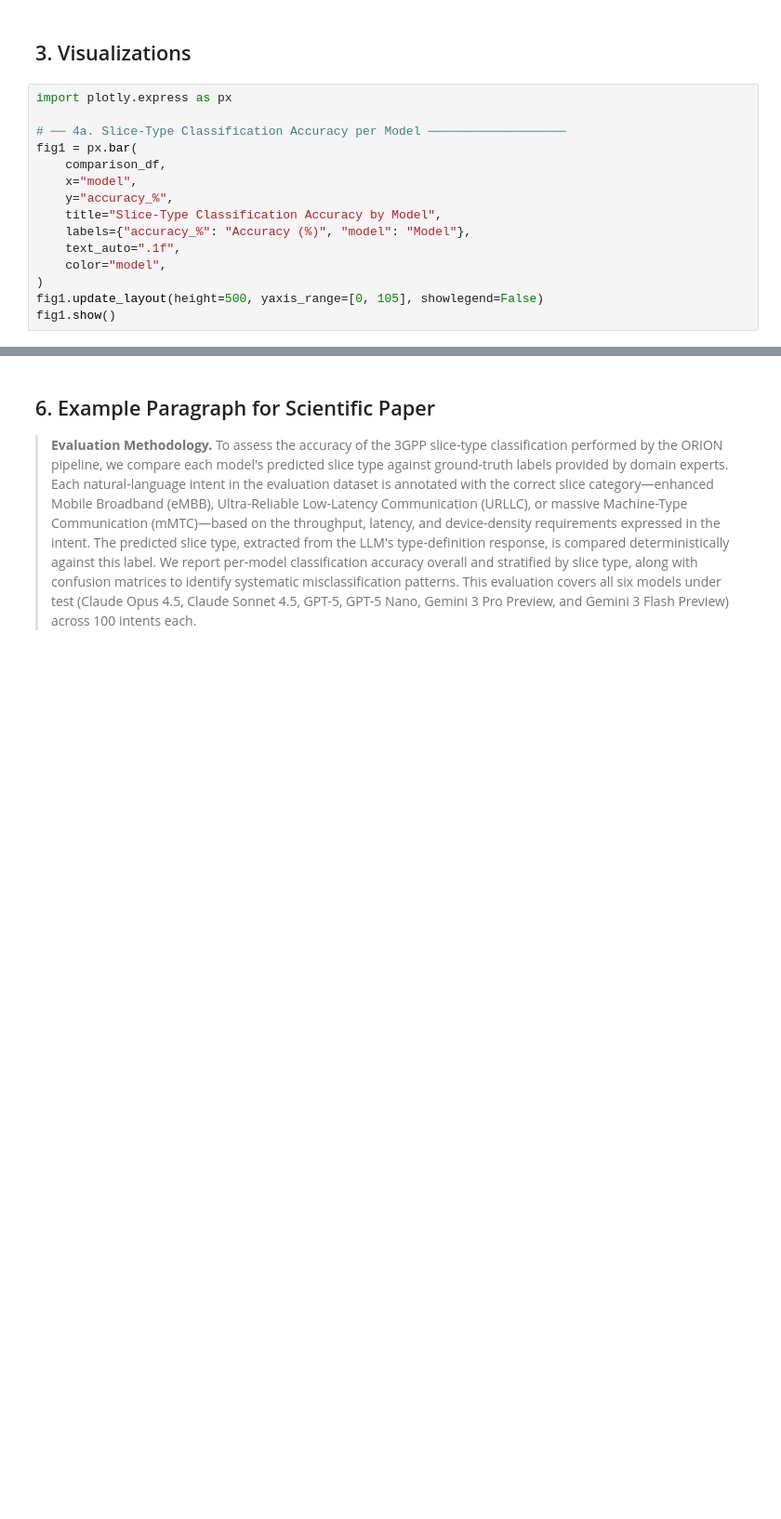
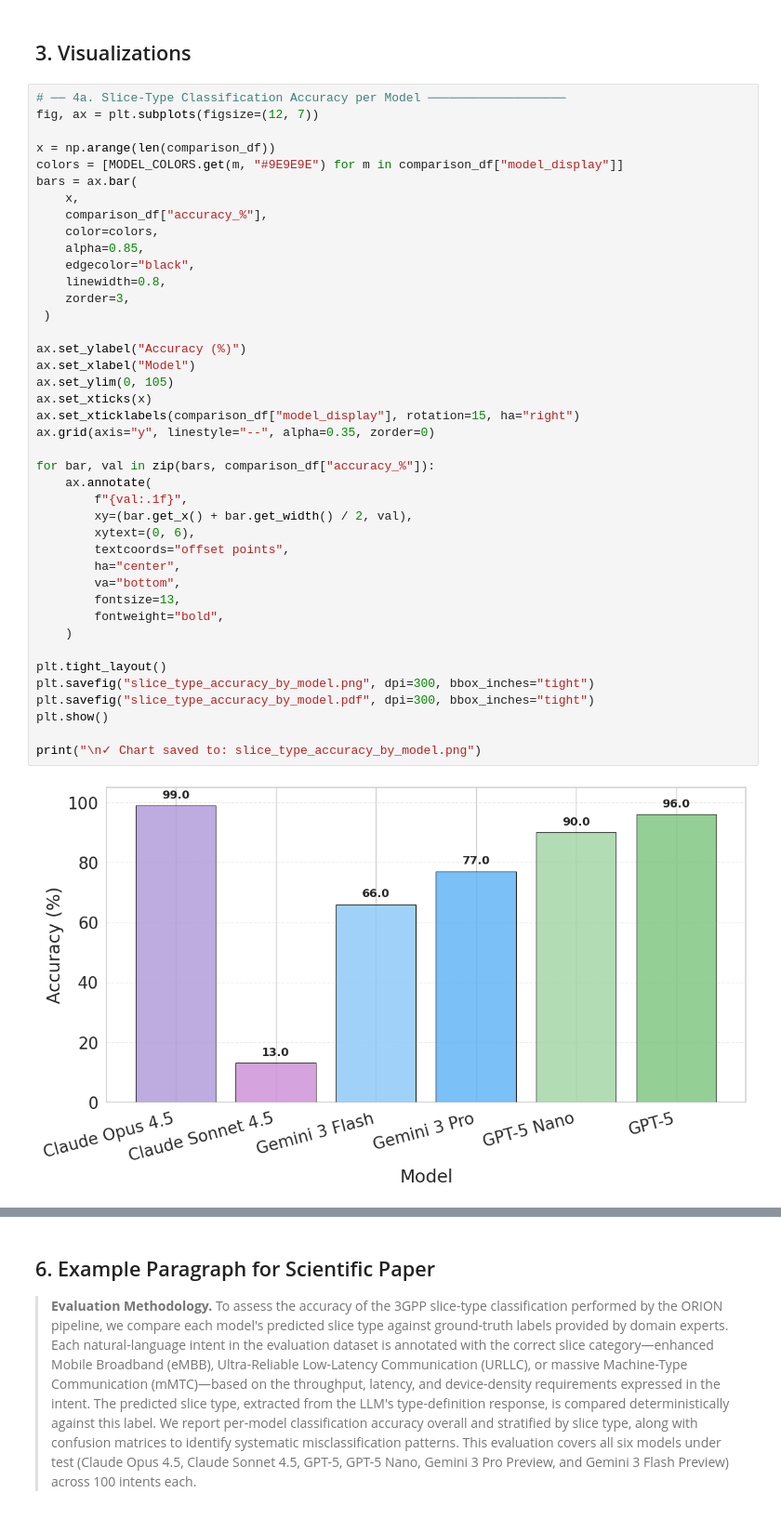
Before and after one commit to zanattabruno/analysis-orion, a Jupyter notebook: classification_accuracy/classification_accuracy.ipynb, the cells around one changed output, grey strips where cells are left out. Shown at 93% size. Cells and saved outputs as stored; diff of their text form; blank space fills up the shorter version.

```diff
--- a/classification_accuracy/classification_accuracy.ipynb
+++ b/classification_accuracy/classification_accuracy.ipynb
@@ -175,17 +218,45 @@ comparison_df[["model", "total", "has_prediction", "correct", "accuracy_%", "pre
 # %% [markdown]
 ## 3. Visualizations
 # %%
-import plotly.express as px
+# ── 4a. Slice-Type Classification Accuracy per Model ───────────────────
+fig, ax = plt.subplots(figsize=(12, 7))
 
-# ── 4a. Slice-Type Classification Accuracy per Model ───────────────────
-fig1 = px.bar(
-    comparison_df,
-    x="model",
-    y="accuracy_%",
-    title="Slice-Type Classification Accuracy by Model",
-    labels={"accuracy_%": "Accuracy (%)", "model": "Model"},
-    text_auto=".1f",
-    color="model",
-)
-fig1.update_layout(height=500, yaxis_range=[0, 105], showlegend=False)
-fig1.show()
+x = np.arange(len(comparison_df))
+colors = [MODEL_COLORS.get(m, "#9E9E9E") for m in comparison_df["model_display"]]
+bars = ax.bar(
+    x,
+    comparison_df["accuracy_%"],
+    color=colors,
+    alpha=0.85,
+    edgecolor="black",
+    linewidth=0.8,
+    zorder=3,
+ )
+
+ax.set_ylabel("Accuracy (%)")
+ax.set_xlabel("Model")
+ax.set_ylim(0, 105)
+ax.set_xticks(x)
+ax.set_xticklabels(comparison_df["model_display"], rotation=15, ha="right")
+ax.grid(axis="y", linestyle="--", alpha=0.35, zorder=0)
+
+for bar, val in zip(bars, comparison_df["accuracy_%"]):
+    ax.annotate(
+        f"{val:.1f}",
+        xy=(bar.get_x() + bar.get_width() / 2, val),
+        xytext=(0, 6),
+        textcoords="offset points",
+        ha="center",
+        va="bottom",
+        fontsize=13,
+        fontweight="bold",
+    )
+
+plt.tight_layout()
+plt.savefig("slice_type_accuracy_by_model.png", dpi=300, bbox_inches="tight")
+plt.savefig("slice_type_accuracy_by_model.pdf", dpi=300, bbox_inches="tight")
+plt.show()
+
+print("\n✓ Chart saved to: slice_type_accuracy_by_model.png")
+# %% [output]
+[figure, added]
```
Also changed, not shown: parts of 7 cells of this notebook, 2 other files.
